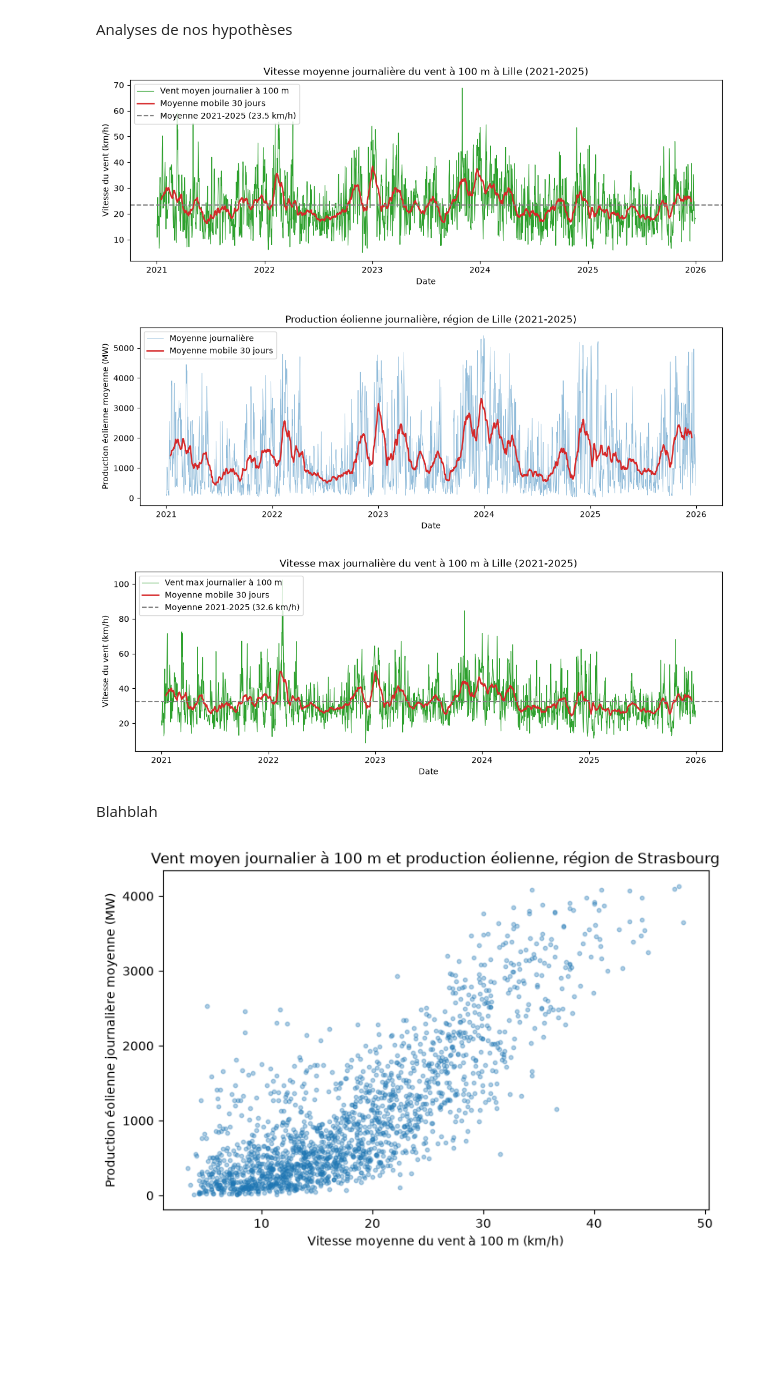
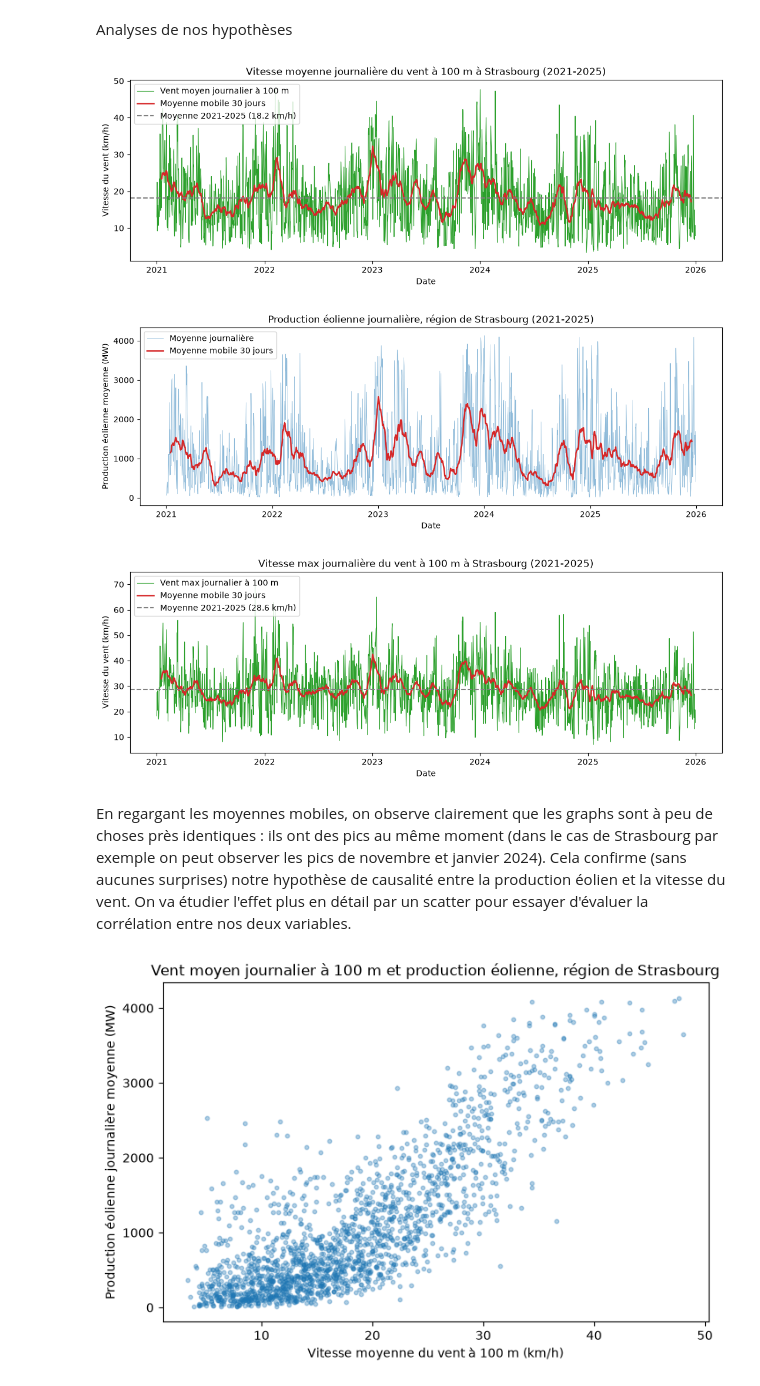
Before and after one commit to Cherif-git-code/Projet-Python-2026-2027, a Jupyter notebook: Rendu_final.ipynb, the cells around one changed output. Drawn from its saved outputs; the diff is of its cells as text; code cells hidden in the pictures; blank space fills up the shorter version.

```diff
--- a/Rendu_final.ipynb
+++ b/Rendu_final.ipynb
@@ -225,24 +246,23 @@ Analyses de nos hypothèses
 # %%
 #Production 1 : La production éolienne augmente avec la vitesse du vent.
 
 from src.stats_graph import tracer_graphique_eolien
 from src.meteo import tracer_vent_moyen_jour
 from src.meteo import tracer_vent_max_jour
 
-ville = "lille"
+ville = "strasbourg"
 tracer_vent_moyen_jour(meteo, ville)
 tracer_graphique_eolien(donnees, ville)
 tracer_vent_max_jour(meteo, ville)
-#En regargant les moyennes mobiles, on observe clairement que les graphs sont à peu de choses près identiques :
-# ils ont des pics au même moment (dans le cas de Strasbourg par exemple on peut observer les pics de novembre et janvier 2024)
-#Cela confirme (sans aucunes surprises) notre hypothèse de causalité entre la production éolien et la vitesse du vent.
-#On va étudier l'effet plus en détail
 # %% [output]
-[figure, old version]
+[figure, new version]
-[figure, old version]
+[figure, new version]
-[figure, old version]
+[figure, new version]
 # %% [markdown]
-Blahblah
+En regargant les moyennes mobiles, on observe clairement que les graphs sont à peu de choses près identiques :
+ils ont des pics au même moment (dans le cas de Strasbourg par exemple on peut observer les pics de novembre et janvier 2024).
+Cela confirme (sans aucunes surprises) notre hypothèse de causalité entre la production éolien et la vitesse du vent.
+On va étudier l'effet plus en détail par un scatter pour essayer d'évaluer la corrélation entre nos deux variables.
 # %%
 import pandas as pd
 import matplotlib.pyplot as plt
```
Also changed, not shown: parts of 15 cells of this notebook, 1 other file.
